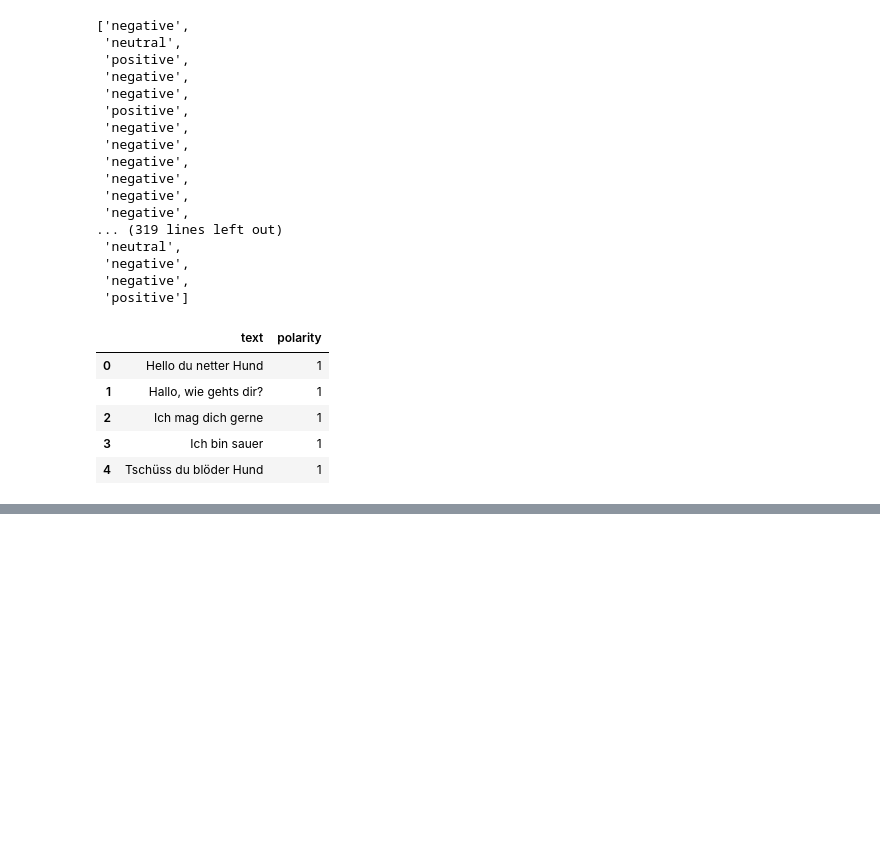
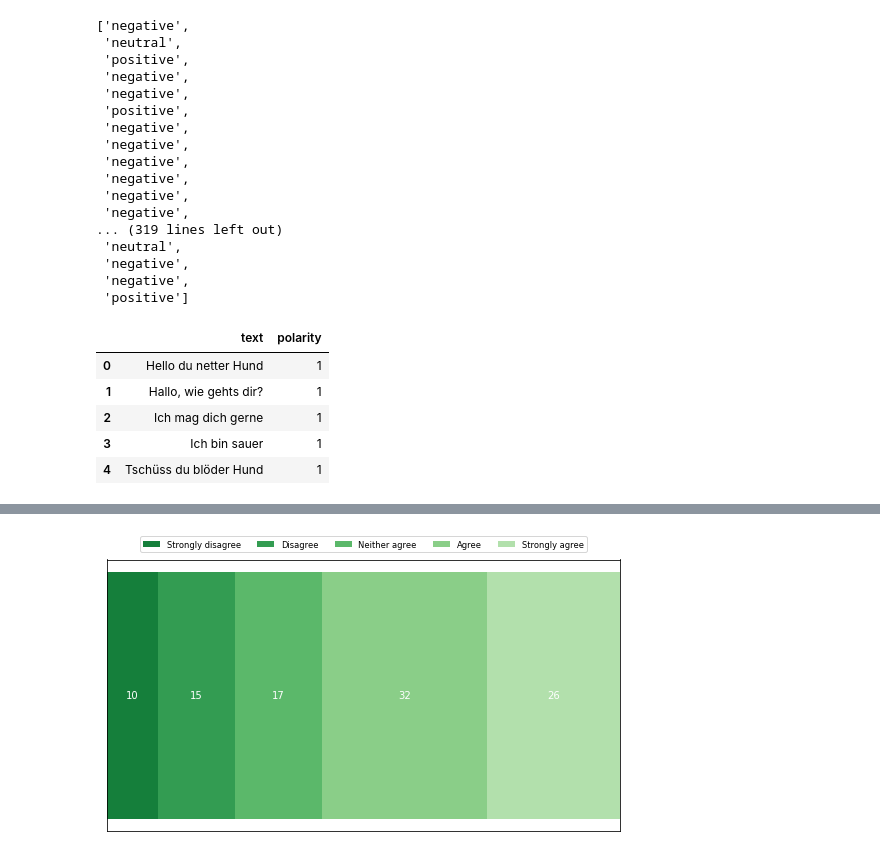
Before and after one commit to yunvs/WhatsAppReports, a Jupyter notebook: testing.ipynb, the cells around one changed output, grey strips where cells are left out. Cells and saved outputs as stored; diff of their text form; code cells hidden in the pictures; blank space fills up the shorter version.

```diff
--- a/testing.ipynb
+++ b/testing.ipynb
@@ -127,0 +131,3 @@ df
+# %%
+data = [1560, 471, 65, 3, 22, 21, 23, 14, 10]
+labels = ["mes", "img", "v", "s", "a", "d", "e", "f", "g"]
@@ -127,0 +269,42 @@ df
+# %%
+import numpy as np
+import matplotlib.pyplot as plt
+
+
+category_names = ['Strongly disagree', 'Disagree',
+                  'Neither agree', 'Agree', 'Strongly agree']
+results = {
+    'Question 1': [10, 15, 17, 32, 26]
+}
+
+
+def survey(results, category_names):
+    labels = list(results.keys())
+    data = np.array(list(results.values()))
+    data_cum = data.cumsum(axis=1)
+    category_colors = cmap(data.shape[1])
+
+    fig, ax = plt.subplots(figsize=(9.2, 5))
+    ax.xaxis.set_visible(False)
+    ax.yaxis.set_visible(False)
+
+    ax.set_xlim(0, np.sum(data, axis=1).max())
+
+    for i, (colname, color) in enumerate(zip(category_names, category_colors)):
+        widths = data[:, i]
+        starts = data_cum[:, i] - widths
+        rects = ax.barh(labels, widths, left=starts, label=colname, color=color)
+
+        text_color = "white"
+        # text_color = 'white' if color[0] * color[1] * color[2] < 0.5 else 'darkgrey'
+        ax.bar_label(rects, label_type='center', color=text_color)
+    ax.legend(ncol=len(category_names), bbox_to_anchor=(0.5, 1.1),
+                 loc='upper center', fontsize='small')
+
+    return fig, ax
+
+
+survey(results, category_names)
+plt.show()
+# %% [output]
+[figure, added]
```
Also changed, not shown: parts of 9 cells of this notebook, 1 other file.
